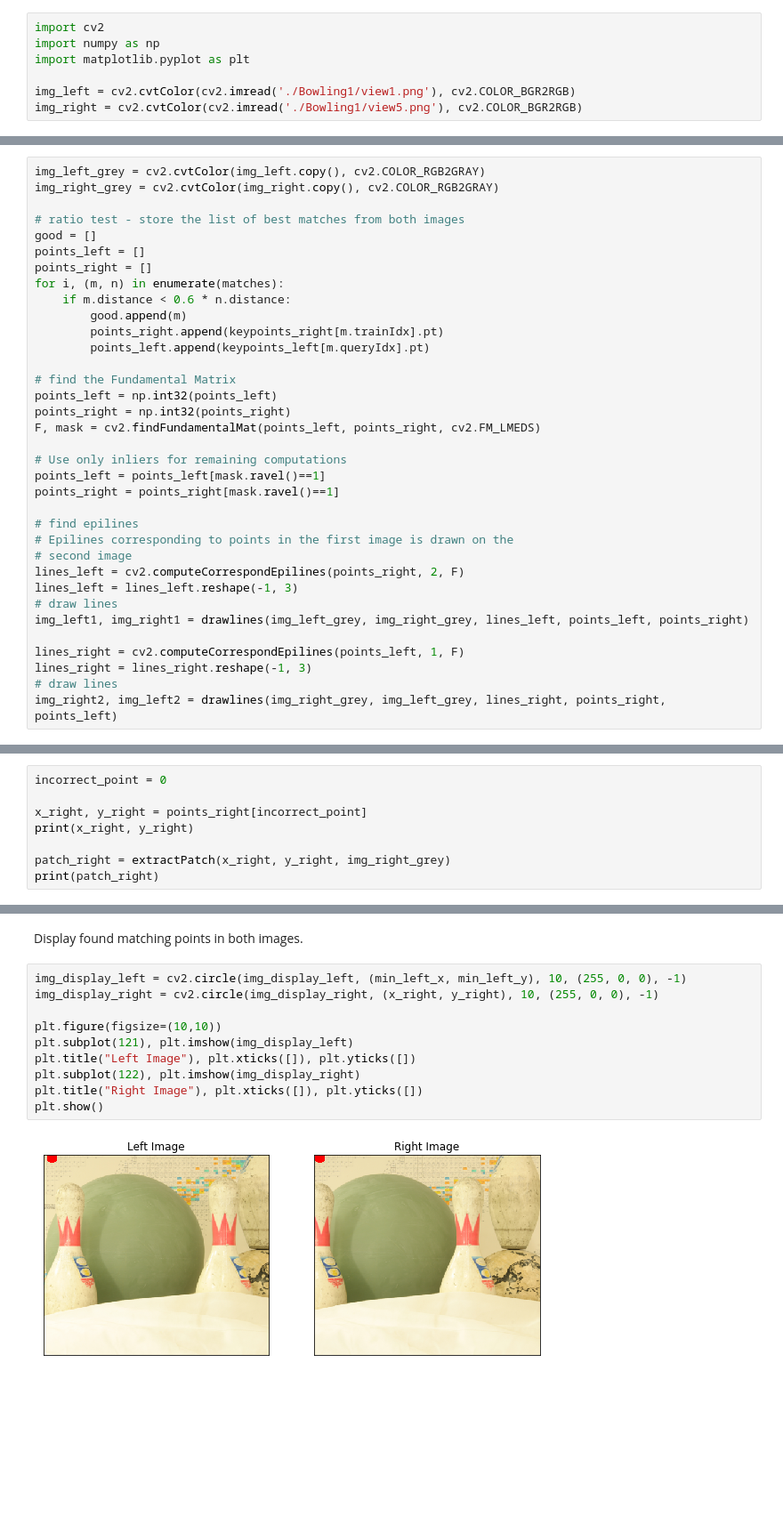
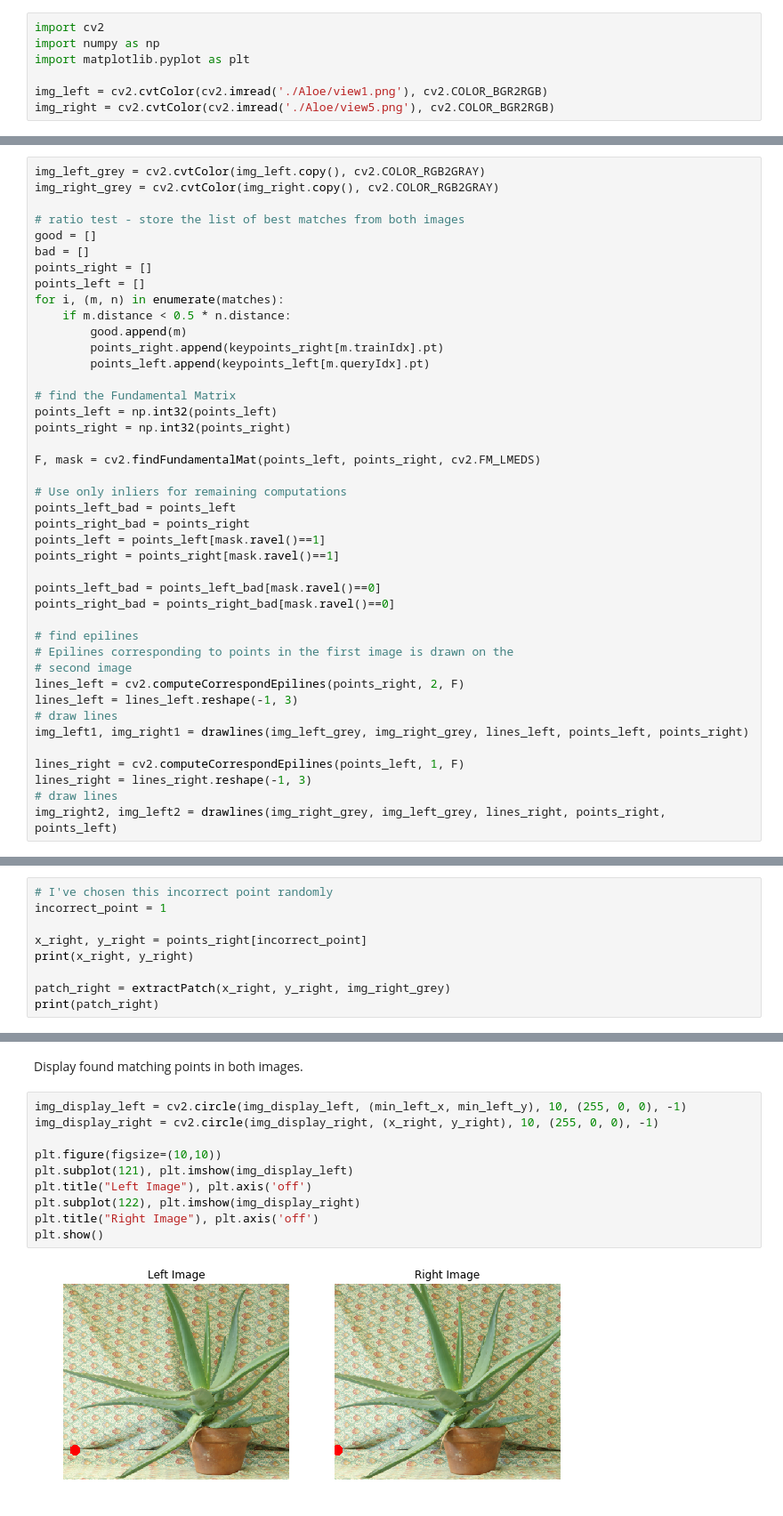
Before and after one commit to mattesko/ECSE415-Assignments, a Jupyter notebook: Assignment_3/Epipolar_Geometry.ipynb, the cells around one changed output, grey strips where cells are left out. Shown at 89% size. Saved outputs shown, nothing was run; the diff lists cells and outputs as text; blank space fills up the shorter version.

```diff
--- a/Assignment_3/Epipolar_Geometry.ipynb
+++ b/Assignment_3/Epipolar_Geometry.ipynb
@@ -9,8 +9,8 @@ import cv2
 import numpy as np
 import matplotlib.pyplot as plt
 
-img_left = cv2.cvtColor(cv2.imread('./Bowling1/view1.png'), cv2.COLOR_BGR2RGB)
-img_right = cv2.cvtColor(cv2.imread('./Bowling1/view5.png'), cv2.COLOR_BGR2RGB)
+img_left = cv2.cvtColor(cv2.imread('./Aloe/view1.png'), cv2.COLOR_BGR2RGB)
+img_right = cv2.cvtColor(cv2.imread('./Aloe/view5.png'), cv2.COLOR_BGR2RGB)
 # %%
 def drawlines(img1, img2, lines, pts1, pts2):
     """
@@ -83,10 +83,11 @@ img_right_grey = cv2.cvtColor(img_right.copy(), cv2.COLOR_RGB2GRAY)
 
 # ratio test - store the list of best matches from both images
 good = []
+bad = []
+points_right = []
 points_left = []
-points_right = []
 for i, (m, n) in enumerate(matches):
-    if m.distance < 0.6 * n.distance:
+    if m.distance < 0.5 * n.distance:
         good.append(m)
         points_right.append(keypoints_right[m.trainIdx].pt)
         points_left.append(keypoints_left[m.queryIdx].pt)
@@ -94,11 +95,17 @@ for i, (m, n) in enumerate(matches):
 # find the Fundamental Matrix
 points_left = np.int32(points_left)
 points_right = np.int32(points_right)
+
 F, mask = cv2.findFundamentalMat(points_left, points_right, cv2.FM_LMEDS)
 
 # Use only inliers for remaining computations
+points_left_bad = points_left
+points_right_bad = points_right
 points_left = points_left[mask.ravel()==1]
 points_right = points_right[mask.ravel()==1]
+
+points_left_bad = points_left_bad[mask.ravel()==0]
+points_right_bad = points_right_bad[mask.ravel()==0]
 
 # find epilines
 # Epilines corresponding to points in the first image is drawn on the
@@ -138,7 +145,8 @@ def extractPatch(x, y, img):
 def computeSSD(a, b):
     return np.float64(np.sum((a - b) ** 2))
 # %%
-incorrect_point = 0
+# I've chosen this incorrect point randomly
+incorrect_point = 1
 
 x_right, y_right = points_right[incorrect_point]
 print(x_right, y_right)
@@ -186,13 +194,13 @@ Display found matching points in both images.
 # %%
 img_display_left = cv2.circle(img_display_left, (min_left_x, min_left_y), 10, (255, 0, 0), -1)
 img_display_right = cv2.circle(img_display_right, (x_right, y_right), 10, (255, 0, 0), -1)
 
 plt.figure(figsize=(10,10))
 plt.subplot(121), plt.imshow(img_display_left)
-plt.title("Left Image"), plt.xticks([]), plt.yticks([])
+plt.title("Left Image"), plt.axis('off')
 plt.subplot(122), plt.imshow(img_display_right)
-plt.title("Right Image"), plt.xticks([]), plt.yticks([])
+plt.title("Right Image"), plt.axis('off')
 plt.show()
 # %% [output]
-[figure, old version]
+[figure, new version]
 # %% [markdown]
```
Also changed, not shown: parts of 12 cells of this notebook.
